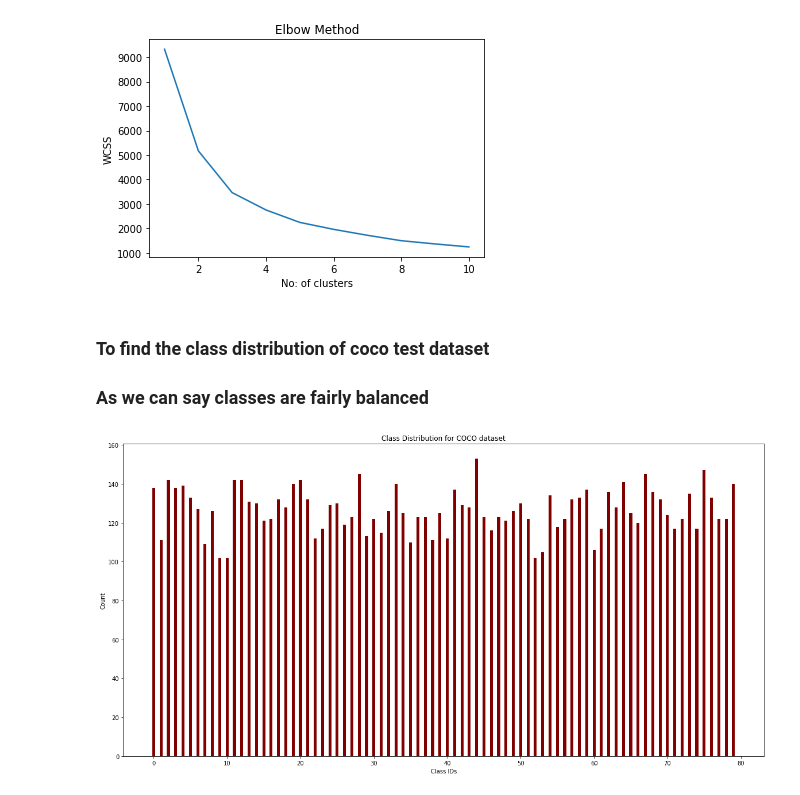
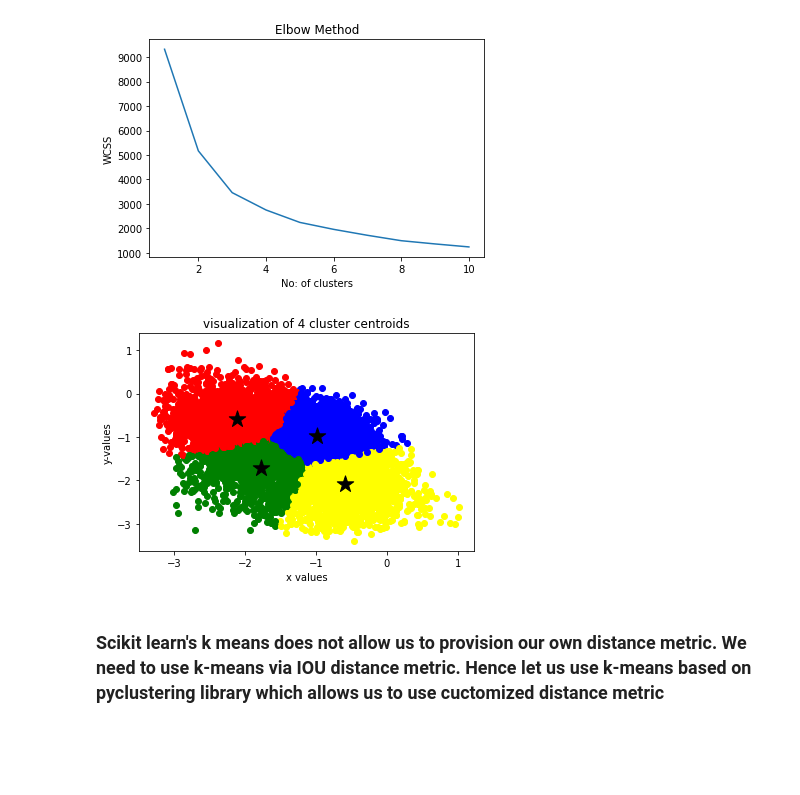
Before and after one commit to anilbhatt1/Deep_Learning_EVA6_Phase1, a Jupyter notebook: S10_TinyImagenet_Kmeans/EVA6_S10_KMeans_Coco_V1.ipynb, the cells around one changed output. Cells and saved outputs as stored; diff of their text form; code cells hidden in the pictures; blank space fills up the shorter version.

Commit message:
Updated kmeans file

```diff
--- a/S10_TinyImagenet_Kmeans/EVA6_S10_KMeans_Coco_V1.ipynb
+++ b/S10_TinyImagenet_Kmeans/EVA6_S10_KMeans_Coco_V1.ipynb
@@ -138,7 +161,3 @@ plt.ylabel('WCSS')
 plt.show()
 # %% [output]
 [figure]
-# %% [markdown]
-### To find the class distribution of coco test dataset
-
-### As we can say classes are fairly balanced
@@ -151,11 +164,15 @@ for cls in class_list:
-# %%
-class_ids = list(class_dict.keys())
-counts = list(class_dict.values())
-fig = plt.figure(figsize = (20, 10))
-plt.bar(class_ids, counts, color ='maroon', width = 0.4)
-plt.xlabel("Class IDs")
-plt.ylabel("Count")
-plt.title("Class Distribution for COCO dataset")
-plt.show()
-# %% [output]
-[figure, removed]
+# %%
+kmeans = KMeans(n_clusters=4, init='k-means++', max_iter=300, n_init=10, random_state=0)
+colors=['red', 'yellow', 'green', 'blue', 'orange']
+pred_y = kmeans.fit_predict(x)
+for i in range(len(pred_y)):
+    plt.scatter(x[i,0],x[i,1],c=colors[pred_y[i]])
+    plt.title('visualization of 4 cluster centroids')
+    plt.xlabel('x values')
+    plt.ylabel('y-values')
+plt.scatter(kmeans.cluster_centers_[:, 0], kmeans.cluster_centers_[:, 1], s=300, c='black',marker='*')
+plt.show()
+# %% [output]
+[figure, added]
+# %% [markdown]
+### Scikit learn's k means does not allow us to provision our own distance metric. We need to use k-means via IOU distance metric. Hence let us use k-means based on pyclustering library which allows us to use cuctomized distance metric
```
Also changed, not shown: parts of 30 cells of this notebook.
